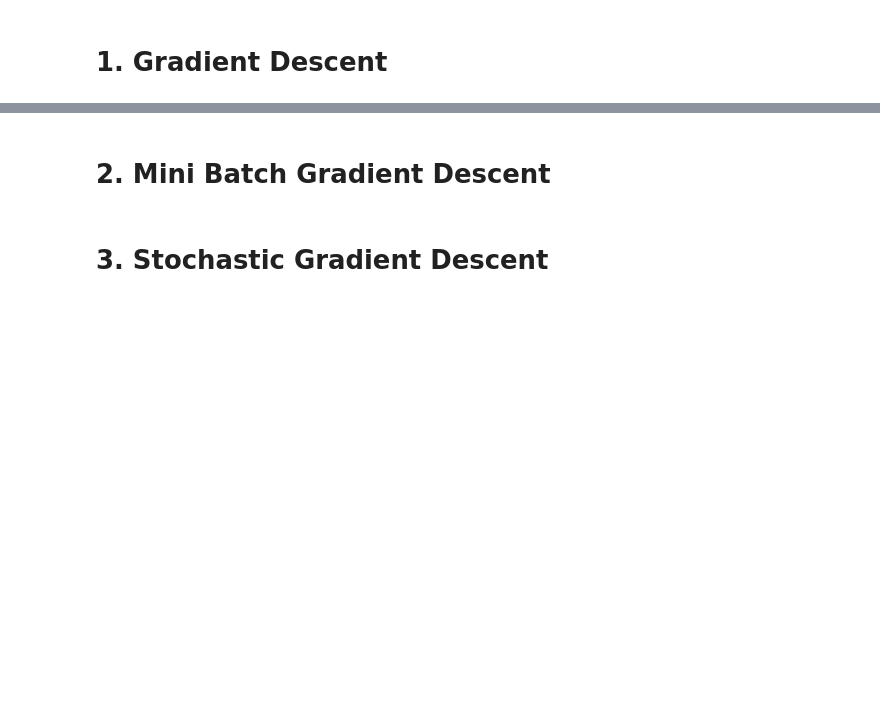
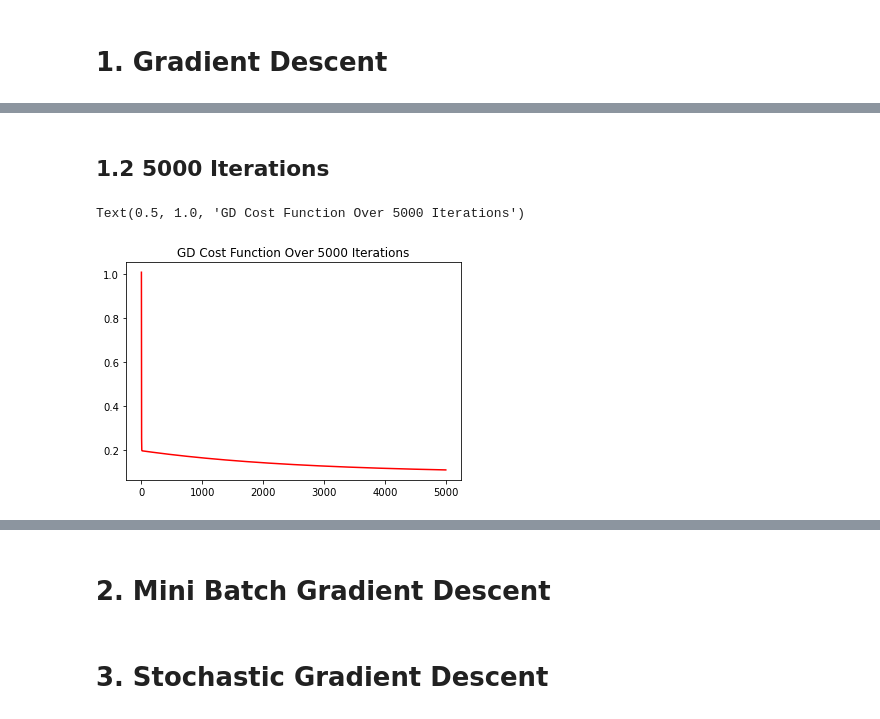
Before and after one commit to bsraya/optimization, a Jupyter notebook: gd.ipynb, the cells around one changed output, grey strips where cells are left out. Drawn from its saved outputs; the diff is of its cells as text; code cells hidden in the pictures; blank space fills up the shorter version.

```diff
--- a/gd.ipynb
+++ b/gd.ipynb
@@ -58,0 +104,9 @@ gd_loss.tail(20)
+# %% [markdown]
+## 1.2 5000 Iterations
+# %%
+gd_intercept, gd_coefficient = gd(sepal_length, petal_width, epochs = 5000)
+plt.plot(np.arange(1, 5001), gd_loss['sum_error'], color = 'r')
+plt.title('GD Cost Function Over 5000 Iterations')
+# %% [output]
+Text(0.5, 1.0, 'GD Cost Function Over 5000 Iterations')
+[figure, added]
```
Also changed, not shown: parts of 27 cells of this notebook, 3 other files.
